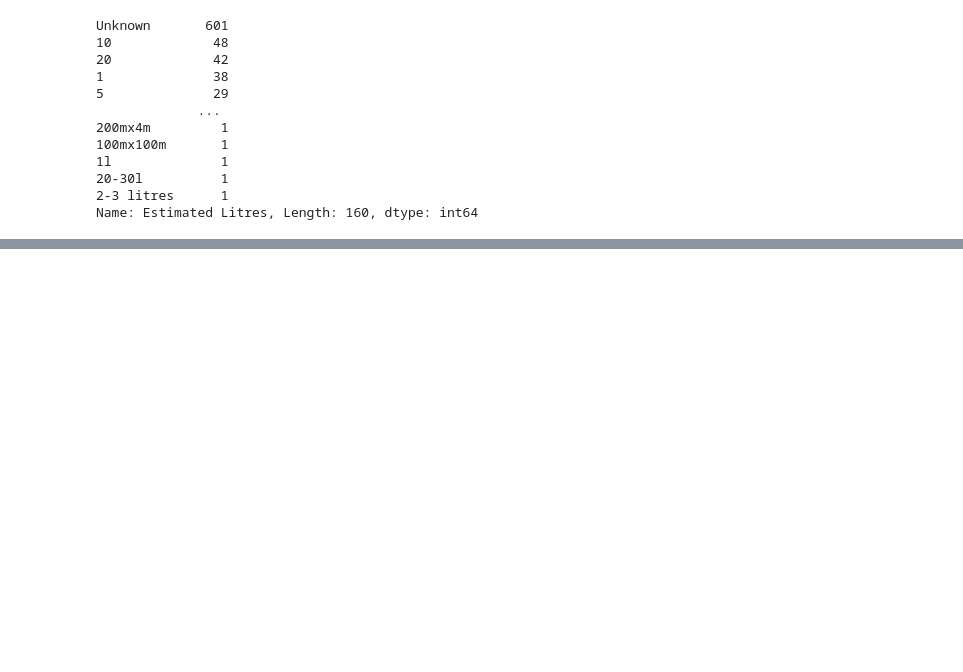
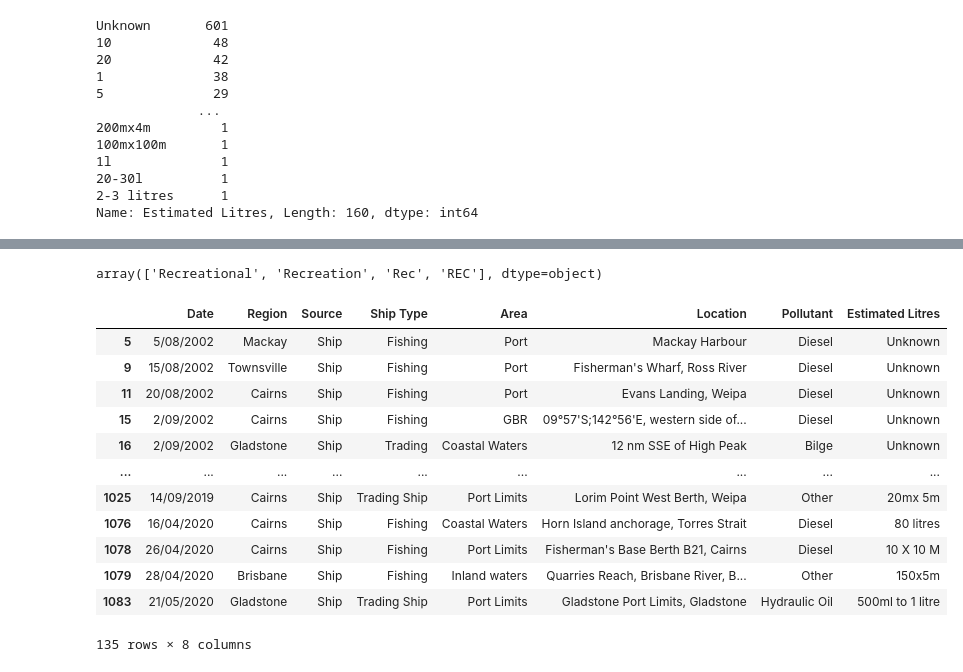
Before and after one commit to ecoloco-x/Project_3_data_cleaning, a Jupyter notebook: codes_for_data_exploration.ipynb, the cells around one changed output, grey strips where cells are left out. Drawn from its saved outputs; the diff is of its cells as text; code cells hidden in the pictures; blank space fills up the shorter version.

```diff
--- a/codes_for_data_exploration.ipynb
+++ b/codes_for_data_exploration.ipynb
@@ -397,0 +436,5 @@ pollution.to_csv("pollution_uncleaned.csv", encoding='utf-8')
+# %%
+pollution.loc[pollution['Region'].astype(str).str.contains("Gold Coast"), 'Region'] = "Brisbane"
+pollution.loc[pollution['Region'].astype(str).str.contains("Bundaberg"), 'Region'] = "Gladstone"
+pollution.loc[pollution['Region'].astype(str).str.contains("Brisbale"), 'Region'] = "Brisbane"
+pollution.loc[pollution['Region'].astype(str).str.contains("Hay Point"), 'Region'] = "Mackay"
@@ -397,0 +452,7 @@ pollution.to_csv("pollution_uncleaned.csv", encoding='utf-8')
+# %%
+#########################################
+######### CLEAN SOURCE FORMAT ###########
+#########################################
+
+
+pollution.loc[pollution['Source'].astype(str).str.lower().str.contains('ship'), 'Source'] = 'Ship'
@@ -397,0 +470,9 @@ pollution.to_csv("pollution_uncleaned.csv", encoding='utf-8')
+# %%
+pollution.loc[pollution['Source'].astype(str).str.lower().str.contains('helicopter'), 'Source'] = 'Land'
+pollution.loc[pollution['Source'].astype(str).str.lower().str.contains('aircraft'), 'Source'] = 'Land'
+pollution.loc[pollution['Source'].astype(str).str.lower().str.contains('truck in water'), 'Source'] = 'Land'
+
+
+pollution.loc[pollution['Source'].astype(str).str.lower().str.contains('coral'), 'Source'] = 'Unknown'
+
+pollution.loc[pollution['Source'].isnull(), 'Source'] = 'Unknown'
@@ -397,0 +511,29 @@ pollution.to_csv("pollution_uncleaned.csv", encoding='utf-8')
+# %%
+# regroup Recreational
+
+# check if we can replace strings containing rec with recreational
+pollution.loc[pollution['Ship Type'].str.lower().str.contains("rec")==True, 'Ship Type'].unique()
+# %% [output]
+array(['Recreational', 'Recreation', 'Rec', 'REC'], dtype=object)
+# %%
+# apply change
+pollution.loc[pollution['Ship Type'].str.lower().str.contains("rec")==True, 'Ship Type']='Recreational'
+# %%
+# regroup Commercial
+
+# take a quick look if filter works
+pollution[pollution['Ship Type'].str.lower().str.contains("trading|tanker|fish")==True]
+# %% [output]
+|  | Date | Region | Source | Ship Type | Area | Location | Pollutant | Estimated Litres |
+| 5 | 5/08/2002 | Mackay | Ship | Fishing | Port | Mackay Harbour | Diesel | Unknown |
+| 9 | 15/08/2002 | Townsville | Ship | Fishing | Port | Fisherman's Wharf, Ross River | Diesel | Unknown |
+| 11 | 20/08/2002 | Cairns | Ship | Fishing | Port | Evans Landing, Weipa | Diesel | Unknown |
+| 15 | 2/09/2002 | Cairns | Ship | Fishing | GBR | 09°57'S;142°56'E, western side of... | Diesel | Unknown |
+| 16 | 2/09/2002 | Gladstone | Ship | Trading | Coastal Waters | 12 nm SSE of High Peak | Bilge | Unknown |
+| ... | ... | ... | ... | ... | ... | ... | ... | ... |
+| 1025 | 14/09/2019 | Cairns | Ship | Trading Ship | Port Limits | Lorim Point West Berth, Weipa | Other | 20mx 5m |
+| 1076 | 16/04/2020 | Cairns | Ship | Fishing | Coastal Waters | Horn Island anchorage, Torres Strait | Diesel | 80 litres |
+| 1078 | 26/04/2020 | Cairns | Ship | Fishing | Port Limits | Fisherman's Base Berth B21, Cairns | Diesel | 10 X 10 M |
+| 1079 | 28/04/2020 | Brisbane | Ship | Fishing | Inland waters | Quarries Reach, Brisbane River, B... | Other | 150x5m |
+| 1083 | 21/05/2020 | Gladstone | Ship | Trading Ship | Port Limits | Gladstone Port Limits, Gladstone | Hydraulic Oil | 500ml to 1 litre |
+135 rows × 8 columns
```
Also changed, not shown: parts of 47 cells of this notebook, 1 other file.
